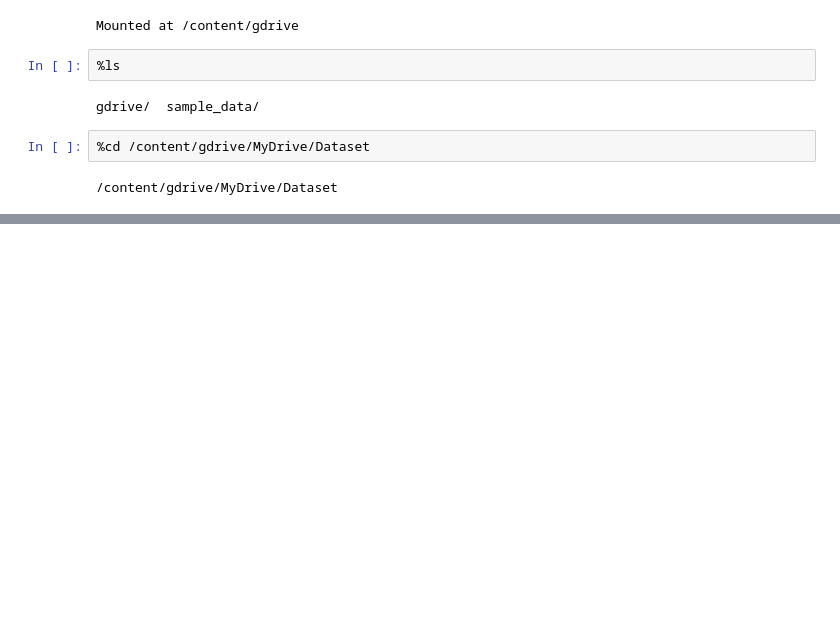
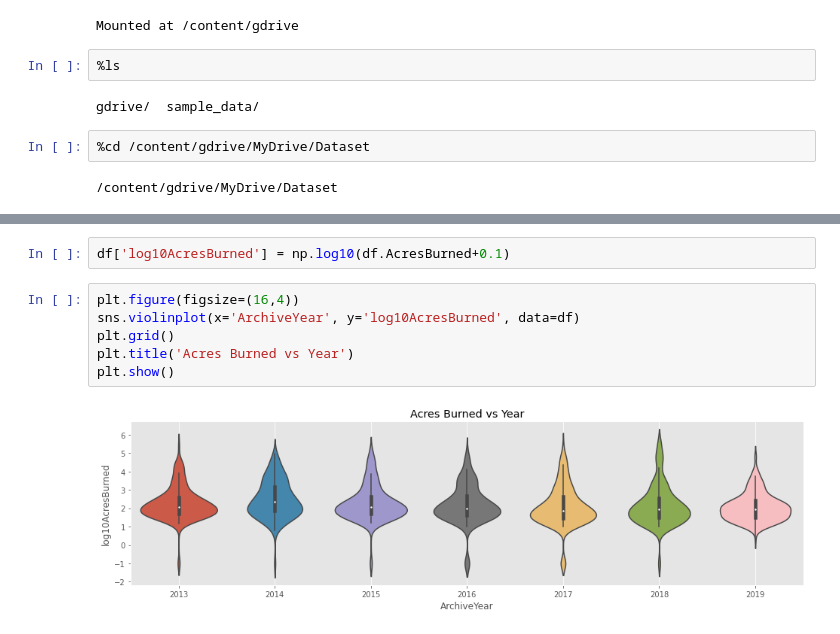
Before and after one commit to kushalt93/WildfirePrediction, a Jupyter notebook: testProject.ipynb, the cells around one changed output, grey strips where cells are left out. Drawn from its saved outputs; the diff is of its cells as text; blank space fills up the shorter version.

```diff
--- a/testProject.ipynb
+++ b/testProject.ipynb
@@ -295,0 +63,10 @@ LST = normalize(LST, axis=0, norm='max')
+# %%
+df['log10AcresBurned'] = np.log10(df.AcresBurned+0.1)
+# %%
+plt.figure(figsize=(16,4))
+sns.violinplot(x='ArchiveYear', y='log10AcresBurned', data=df)
+plt.grid()
+plt.title('Acres Burned vs Year')
+plt.show()
+# %% [output]
+[figure, added]
```
Also changed, not shown: parts of 45 cells of this notebook.
